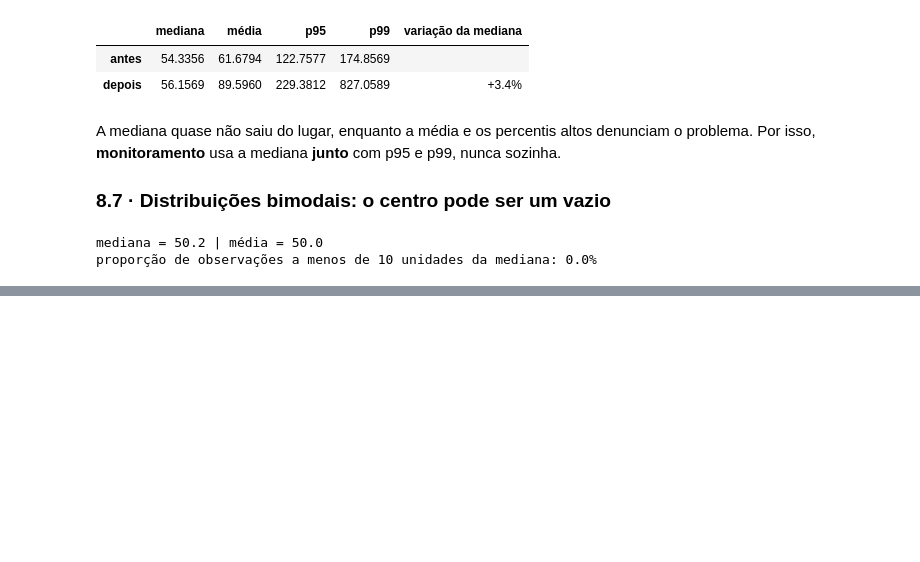
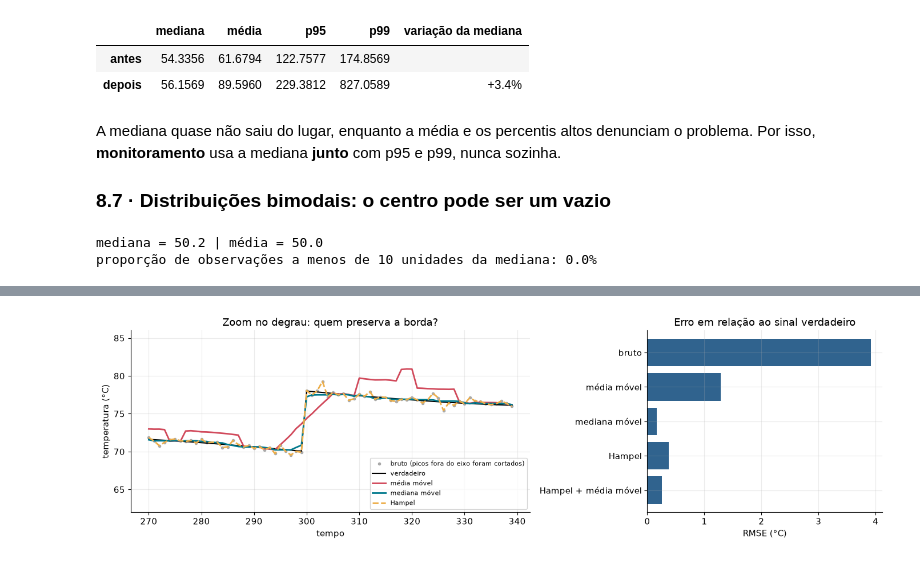
Before and after one commit to DanielCFigueira/Estatistica_e_Probabilidade, a Jupyter notebook: 01_estatistica_descritiva/01_medidas_de_posicao/02_mediana.ipynb, the cells around one changed output, grey strips where cells are left out. Drawn from its saved outputs; the diff is of its cells as text; code cells hidden in the pictures; blank space fills up the shorter version.

```diff
--- a/01_estatistica_descritiva/01_medidas_de_posicao/02_mediana.ipynb
+++ b/01_estatistica_descritiva/01_medidas_de_posicao/02_mediana.ipynb
@@ -776,0 +1031,16 @@ Com duas "populações" misturadas, a mediana (e a média) cai no **vale entre o
+# %%
+fig, axs = plt.subplots(1, 2, figsize=(14, 4.2), gridspec_kw={"width_ratios": [1.7, 1]})
+zoom = slice(270, 340)
+axs[0].plot(t[zoom], obs[zoom], ".", color="#aaaaaa", label="bruto (picos fora do eixo foram cortados)")
+axs[0].plot(t[zoom], verdadeiro[zoom], color="black", lw=1.5, label="verdadeiro")
+axs[0].plot(t[zoom], sinais["média móvel"][zoom], color=COR["media"], lw=2, label="média móvel")
+axs[0].plot(t[zoom], sinais["mediana móvel"][zoom], color=COR["mediana"], lw=2, label="mediana móvel")
+axs[0].plot(t[zoom], sinais["Hampel"][zoom], color=COR["ponderada"], lw=2, ls="--", label="Hampel")
+axs[0].set_ylim(62, 86); axs[0].set_xlabel("tempo"); axs[0].set_ylabel("temperatura (°C)")
+axs[0].set_title("Zoom no degrau: quem preserva a borda?"); axs[0].legend(fontsize=8, loc="lower right")
+
+axs[1].barh(rmse.index, rmse.values, color=[COR["base"]] * len(rmse))
+axs[1].set_xlabel("RMSE (°C)"); axs[1].set_title("Erro em relação ao sinal verdadeiro"); axs[1].invert_yaxis()
+plt.tight_layout(); plt.show()
+# %% [output]
+[figure, added]
```
Also changed, not shown: parts of 22 cells of this notebook.
